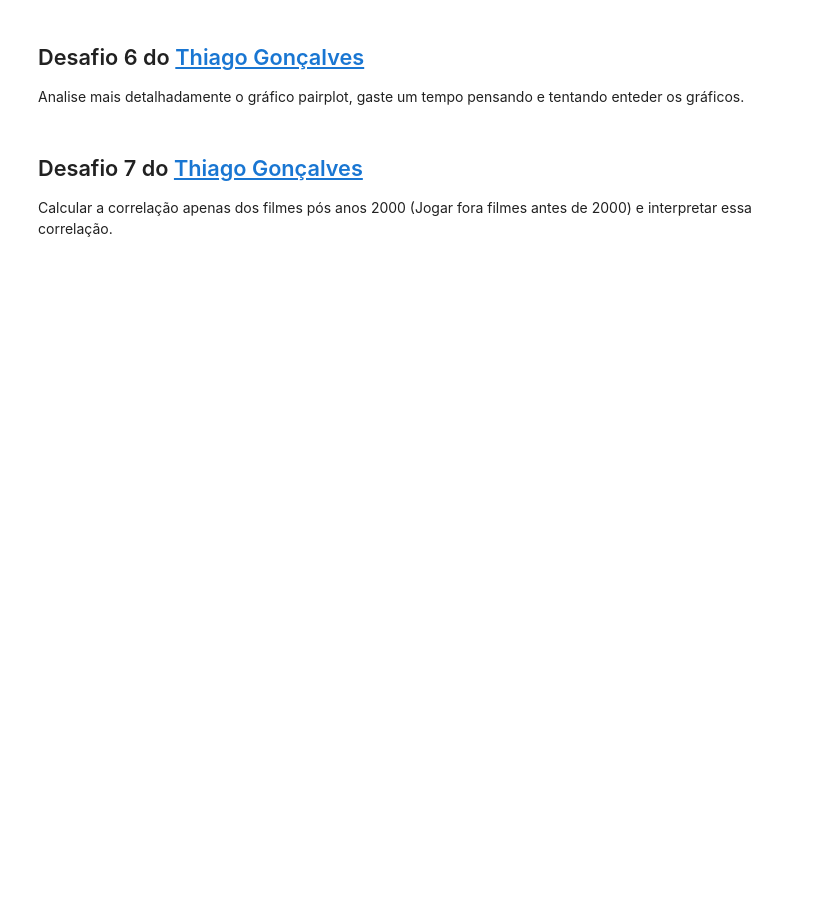
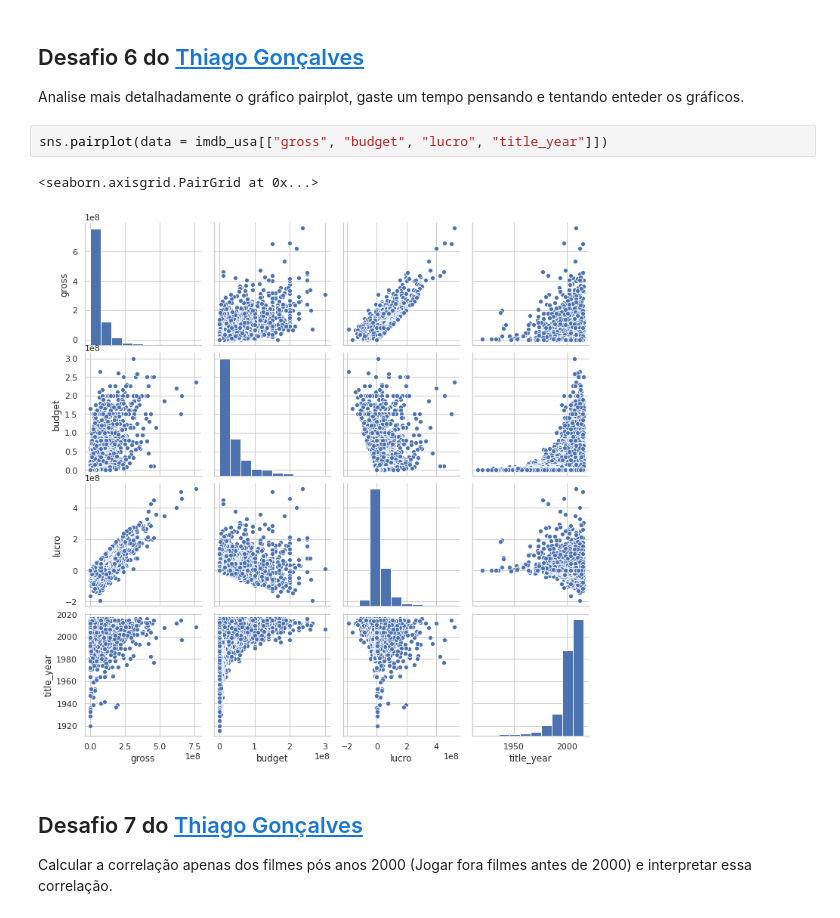
Before and after one commit to itimes-digital/quarentena-dados-alura, a Jupyter notebook: QuarentenaDados_aula03.ipynb, the cells around one changed output. Saved outputs shown, nothing was run; the diff lists cells and outputs as text; blank space fills up the shorter version.

```diff
--- a/QuarentenaDados_aula03.ipynb
+++ b/QuarentenaDados_aula03.ipynb
@@ -482,6 +493,11 @@ sns.scatterplot(x="filmes_irmaos", y="dindin", data = gross_director)
 ## Desafio 6 do [Thiago Gonçalves](https://twitter.com/tgcsantos)
 
 Analise mais detalhadamente o gráfico pairplot, gaste um tempo pensando e tentando enteder os gráficos.
+# %%
+sns.pairplot(data = imdb_usa[["gross", "budget", "lucro", "title_year"]])
+# %% [output]
+<seaborn.axisgrid.PairGrid at 0x...>
+[figure, added]
 # %% [markdown]
 ## Desafio 7 do [Thiago Gonçalves](https://twitter.com/tgcsantos)
 
```
Also changed, not shown: parts of 9 cells of this notebook.
